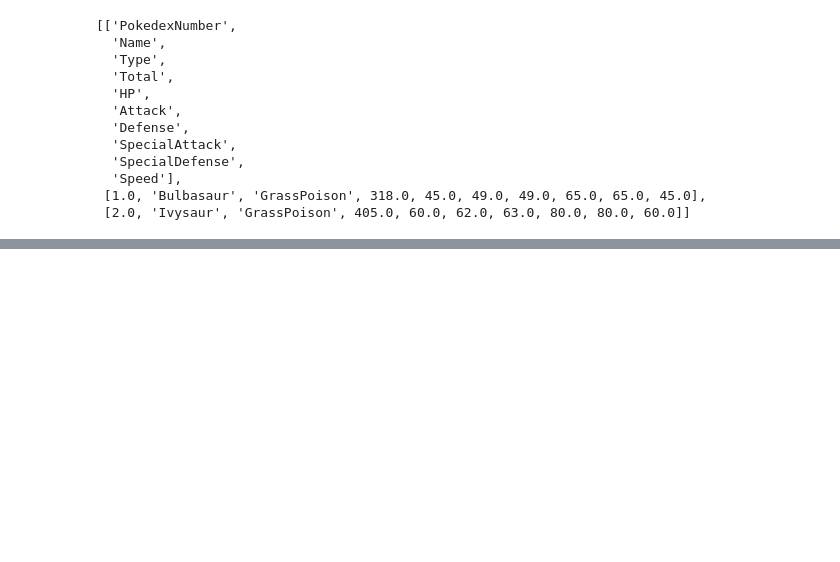
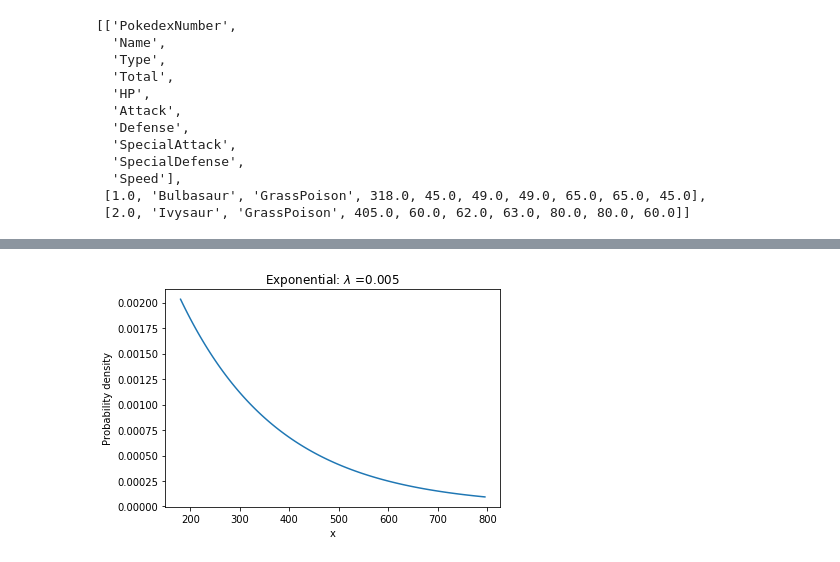
Before and after one commit to sktan2018/DSI-Projects, a Jupyter notebook: project-1/project-1-v2-starter-code.ipynb, the cells around one changed output, grey strips where cells are left out. Cells and saved outputs as stored; diff of their text form; code cells hidden in the pictures; blank space fills up the shorter version.

```diff
--- a/project-1/project-1-v2-starter-code.ipynb
+++ b/project-1/project-1-v2-starter-code.ipynb
@@ -325,0 +317,5 @@ more efficient way??????????/
+# %%
+for player in players.values():
+    for i in player['gyms_visited']:
+        if i in gym_list:
+            print('[', player['player_name'],'] ' 'has visited', '[', i, ']')
@@ -519,3 +537,6 @@ clean[:3]
 ---
 
 Perform the same parsing as above, but **using only a single list comprehension** instead of for loops. You may have nested list comprehensions within the main list comprehension! The output should be exactly the same.
+# %%
+clean = [[float(i.replace('"', '')) if i.replace('"', '').isnumeric() else (-1 if i.replace('"', '') == '' else i.replace('"', '')) for i in line.split(',')] for line in clean1]
+clean[0:3] #Print first 3 lists
@@ -658,0 +891,9 @@ What is the population mean and standard deviation of the "Total" attribute for
+# %%
+import numpy as np
+pokedexdata= getPokedexdata(clean)
+
+#Compute the mean and standard deviation of 'Total' value
+mean = np.mean(pokedexdata['Total'])
+std = np.std(pokedexdata['Total'])
+
+print('Stats of Total Power: mean: %.2f' % mean, 'std: %.2f' % std)
@@ -671,3 +939,33 @@ The design team wants you to make the powerful Pokemon rare, and the weaklings m
 Write a function that takes in a Pokedex number and returns a value $p_i$ for that character.
 
 Hint: there are many ways you could do this. What do _you_ think makes sense? Start with simplifying assumptions: for example, you could assume that the probabilities of encountering any two Pokemon on one visit to a gym are independent of each other.
+# %%
+# Approach: Construct an Exponential distribution with probability versus
+# Total value of pokemon.Use lambda = 0.005
+# Ran
+# Assumptions made:
+# 1. The probabilities of encountering any two Pokemons on one visit
+# to a gym are independent of each other.
+# 2. The probability of finding a Pokemon follows a Exponential distribution
+# versus its Total power. Using lambda = 0.005.
+#, range is computed based on
+# min/max T
+
+import matplotlib.pyplot as plt
+%matplotlib inline
+
+# Use the min/max Total values from the pokedex file
+# Visualise the probability density distribution as shown
+total_min = mean = np.min(pokedexdata['Total'])
+total_max = mean = np.max(pokedexdata['Total'])
+
+lambd = 0.005
+x =np.arange(total_min,total_max,5)
+y = lambd* np.exp(-lambd * x)
+plt.plot(x,y)
+plt.title('Exponential: $\lambda$ =%.3f' % lambd)
+plt.xlabel('x')
+plt.ylabel('Probability density')
+plt.show()
+# %% [output]
+[figure, added]
```
Also changed, not shown: parts of 43 cells of this notebook, 2 other files.
